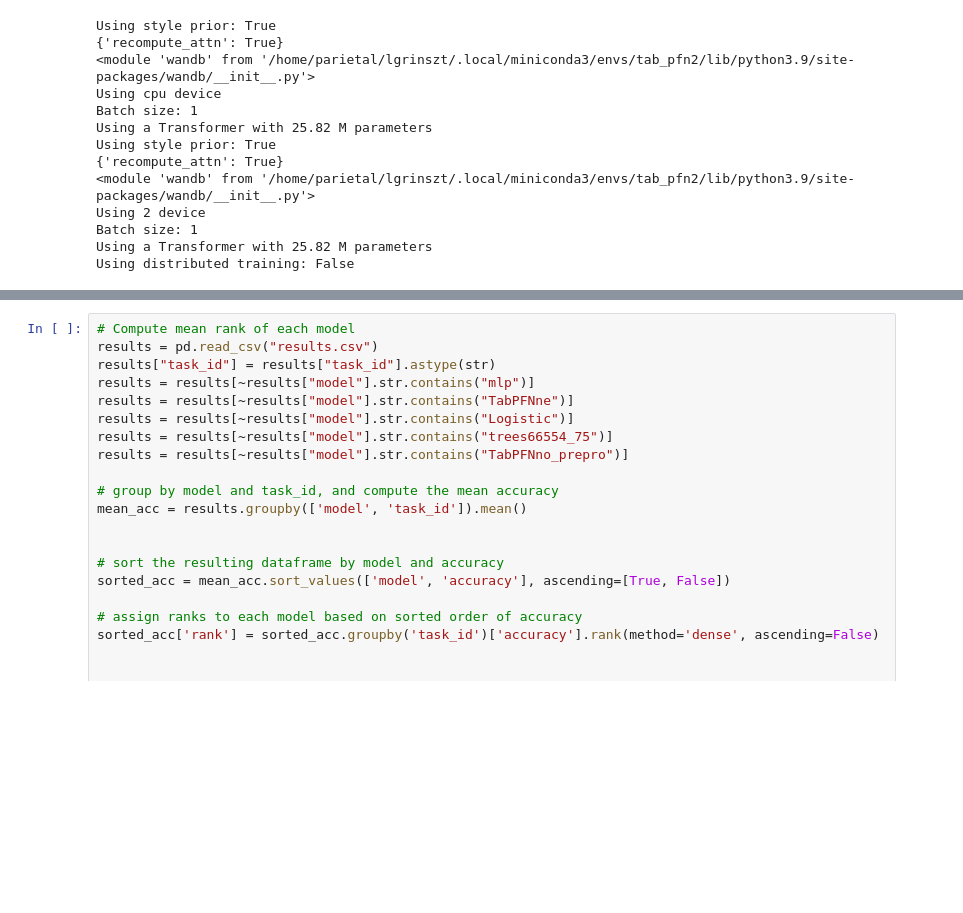
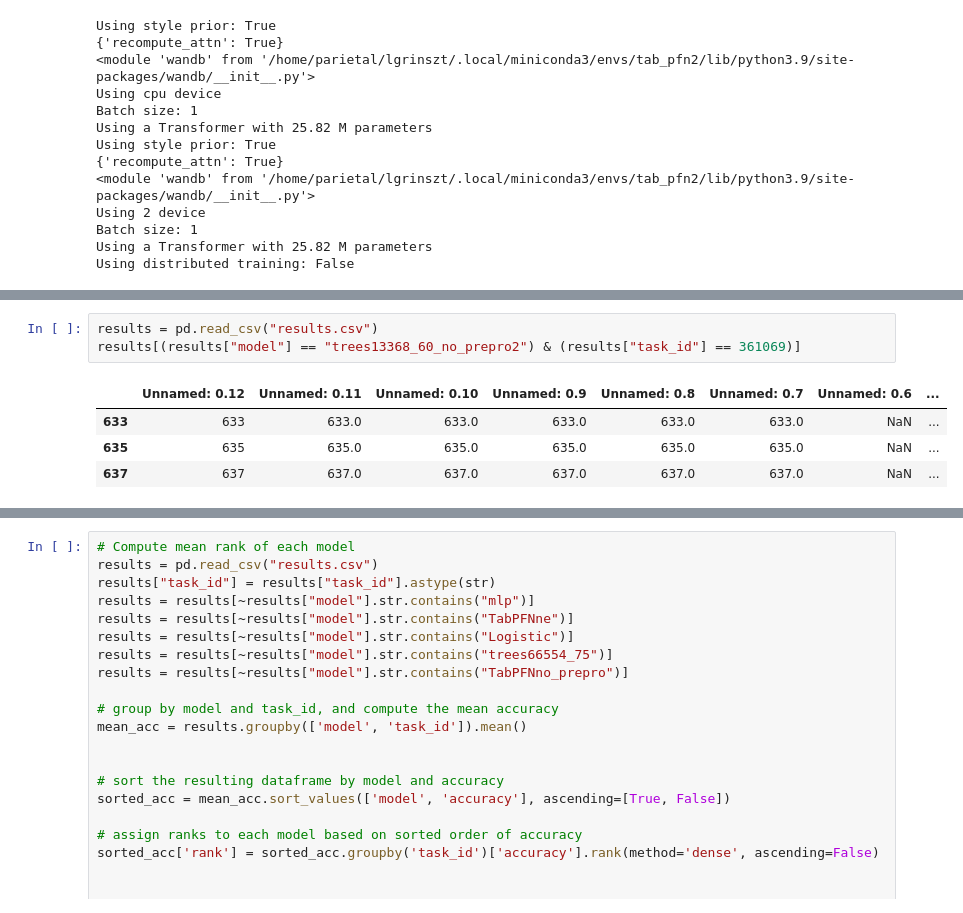
Before and after one commit to LeoGrin/TabPFN, a Jupyter notebook: tabpfn/test_model copy.ipynb, the cells around one changed output, grey strips where cells are left out. Drawn from its saved outputs; the diff is of its cells as text; blank space fills up the shorter version.

```diff
--- a/tabpfn/test_model copy.ipynb
+++ b/tabpfn/test_model copy.ipynb
@@ -471,3 +520,11 @@ Using distributed training: False
+# %%
+results = pd.read_csv("results.csv")
+results[(results["model"] == "trees13368_60_no_prepro2") & (results["task_id"] == 361069)]
+# %% [output]
+|  | Unnamed: 0.12 | Unnamed: 0.11 | Unnamed: 0.10 | Unnamed: 0.9 | Unnamed: 0.8 | Unnamed: 0.7 | Unnamed: 0.6 | ... |
+| 633 | 633 | 633.0 | 633.0 | 633.0 | 633.0 | 633.0 | NaN | ... |
+| 635 | 635 | 635.0 | 635.0 | 635.0 | 635.0 | 635.0 | NaN | ... |
+| 637 | 637 | 637.0 | 637.0 | 637.0 | 637.0 | 637.0 | NaN | ... |
 # %%
 # Do the same thing for all tasks in openml suite 2
 # and put everything in a pd dataframe
```
Also changed, not shown: parts of 7 cells of this notebook, 2 other files.
